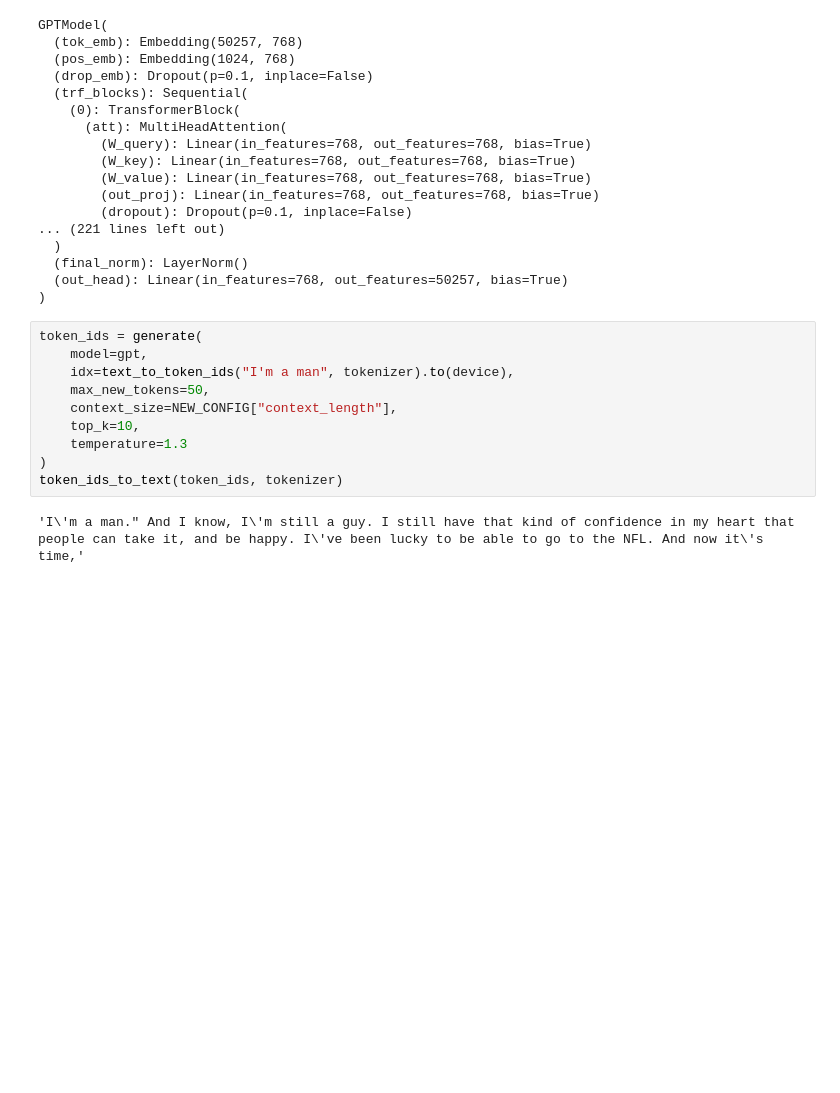
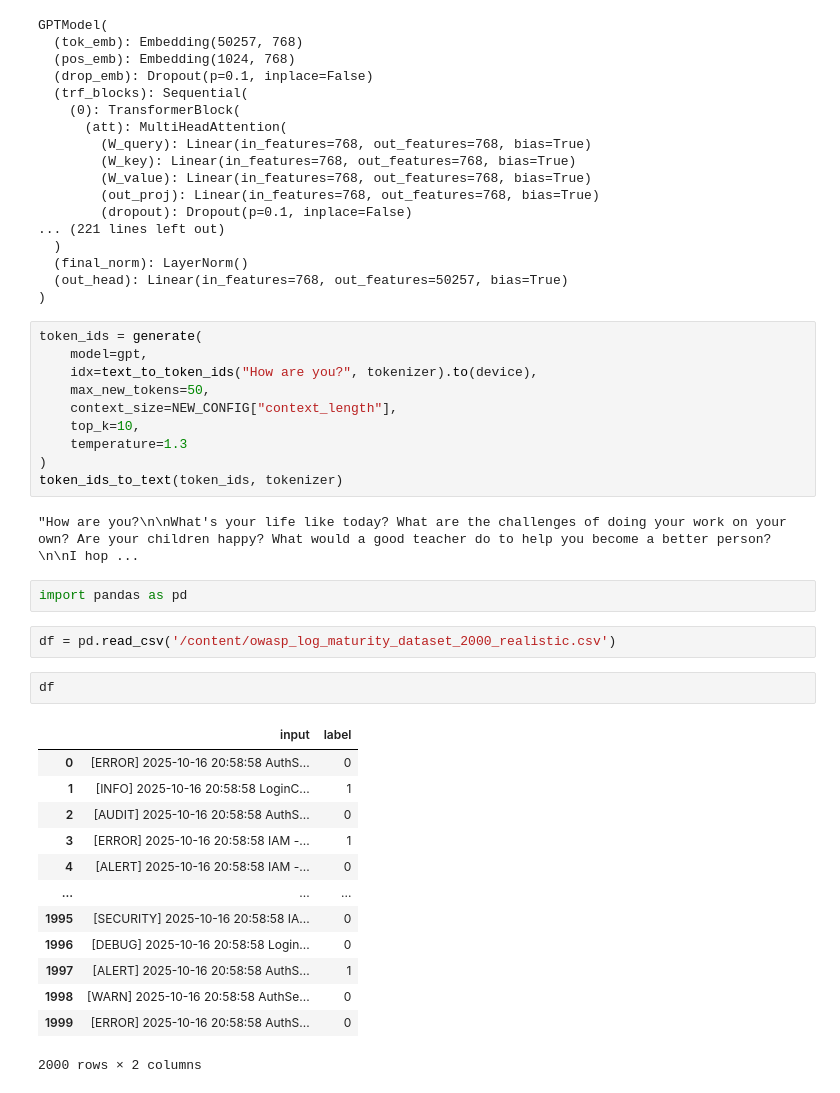
Before and after one commit to kumar-sanchay/llm-model-code, a Jupyter notebook: gpt2_llm.ipynb, the cells around one changed output. Saved outputs shown, nothing was run; the diff lists cells and outputs as text; blank space fills up the shorter version.

```diff
--- a/gpt2_llm.ipynb
+++ b/gpt2_llm.ipynb
@@ -1074,7 +1068,7 @@ GPTModel(
 # %%
 token_ids = generate(
     model=gpt,
-    idx=text_to_token_ids("I'm a man", tokenizer).to(device),
+    idx=text_to_token_ids("How are you?", tokenizer).to(device),
     max_new_tokens=50,
     context_size=NEW_CONFIG["context_length"],
     top_k=10,
@@ -1082,4 +1076,24 @@ token_ids = generate(
 )
 token_ids_to_text(token_ids, tokenizer)
 # %% [output]
-'I\'m a man." And I know, I\'m still a guy. I still have that kind of confidence in my heart that people can take it, and be happy. I\'ve been lucky to be able to go to the NFL. And now it\'s time,'
+"How are you?\n\nWhat's your life like today? What are the challenges of doing your work on your own? Are your children happy? What would a good teacher do to help you become a better person?\n\nI hop ...
+# %%
+import pandas as pd
+# %%
+df = pd.read_csv('/content/owasp_log_maturity_dataset_2000_realistic.csv')
+# %%
+df
+# %% [output]
+|  | input | label |
+| 0 | [ERROR] 2025-10-16 20:58:58 AuthS... | 0 |
+| 1 | [INFO] 2025-10-16 20:58:58 LoginC... | 1 |
+| 2 | [AUDIT] 2025-10-16 20:58:58 AuthS... | 0 |
+| 3 | [ERROR] 2025-10-16 20:58:58 IAM -... | 1 |
+| 4 | [ALERT] 2025-10-16 20:58:58 IAM -... | 0 |
+| ... | ... | ... |
+| 1995 | [SECURITY] 2025-10-16 20:58:58 IA... | 0 |
+| 1996 | [DEBUG] 2025-10-16 20:58:58 Login... | 0 |
+| 1997 | [ALERT] 2025-10-16 20:58:58 AuthS... | 1 |
+| 1998 | [WARN] 2025-10-16 20:58:58 AuthSe... | 0 |
+| 1999 | [ERROR] 2025-10-16 20:58:58 AuthS... | 0 |
+2000 rows × 2 columns
```
Also changed, not shown: parts of 43 cells of this notebook.
